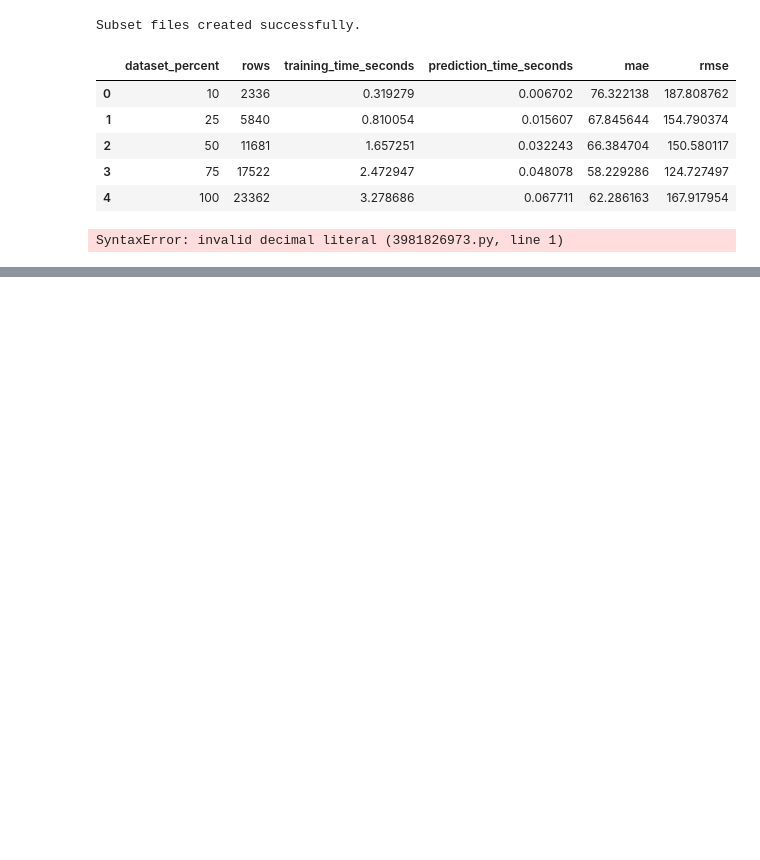
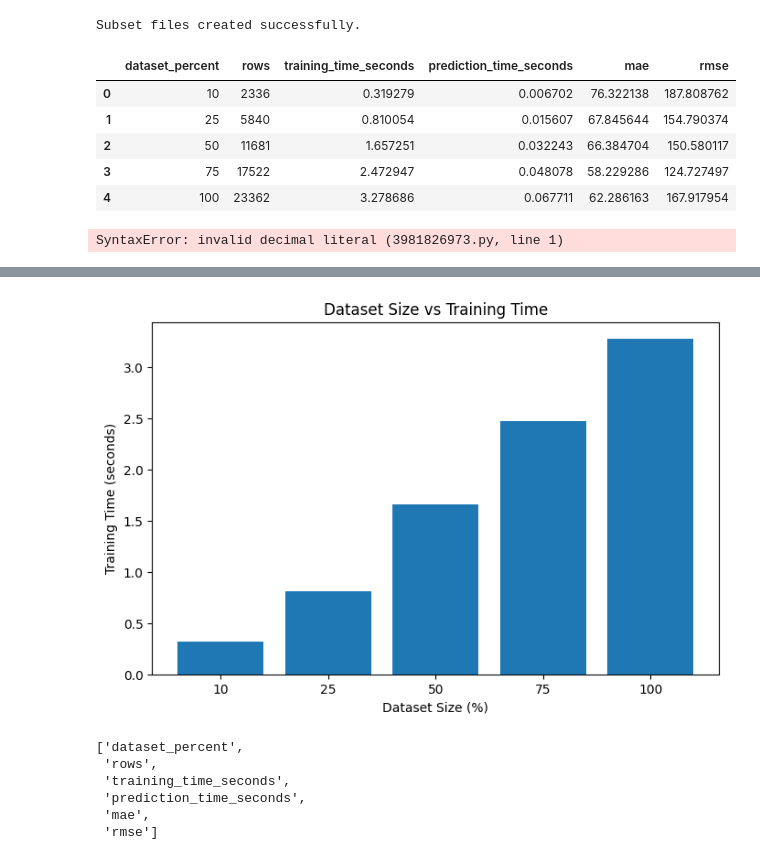
Before and after one commit to Mirza-mohammed/workflow_predictive_analytics, a Jupyter notebook: notebooks/03_scalability_testing.ipynb, the cells around one changed output, grey strips where cells are left out. Drawn from its saved outputs; the diff is of its cells as text; code cells hidden in the pictures; blank space fills up the shorter version.

```diff
--- a/notebooks/03_scalability_testing.ipynb
+++ b/notebooks/03_scalability_testing.ipynb
@@ -78,0 +156,19 @@ for frac in [0.10, 0.25, 0.50, 0.75, 1.0]:
+# %%
+plt.figure(figsize=(8, 5))
+plt.bar(scalability_df["dataset_percent"].astype(str), scalability_df["training_time_seconds"])
+plt.title("Dataset Size vs Training Time")
+plt.xlabel("Dataset Size (%)")
+plt.ylabel("Training Time (seconds)")
+plt.savefig("../results/figures/scalability_training_time.png")
+plt.show()
+# %% [output]
+[figure, added]
+# %%
+scalability_df.columns.tolist()
+# %% [output]
+['dataset_percent',
+ 'rows',
+ 'training_time_seconds',
+ 'prediction_time_seconds',
+ 'mae',
+ 'rmse']
```
Also changed, not shown: parts of 15 cells of this notebook, 24 other files.
